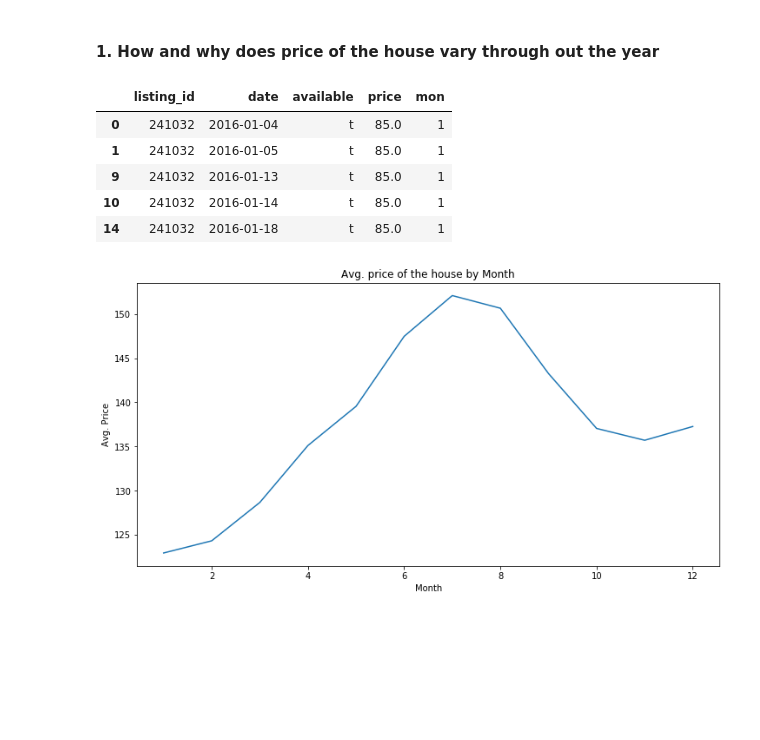
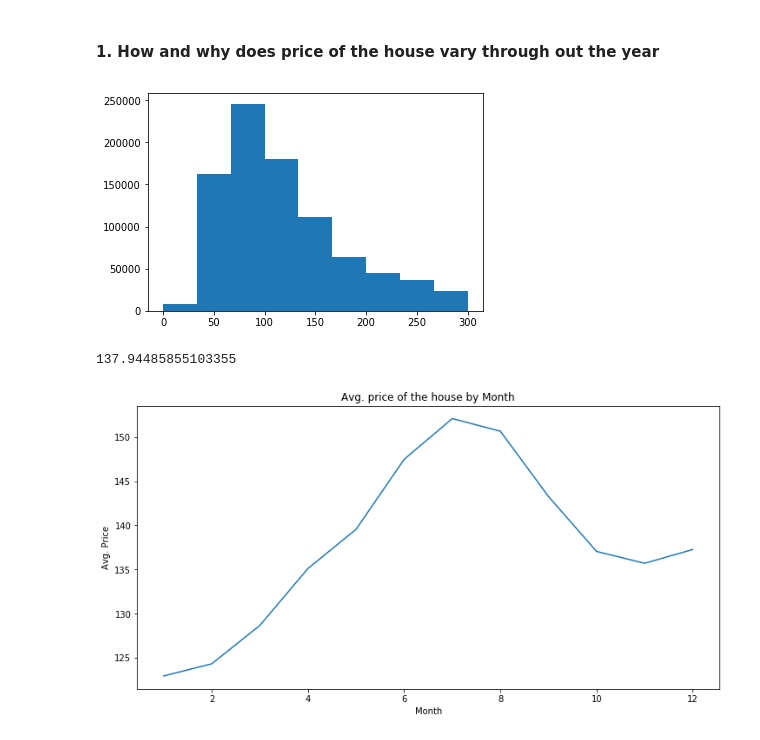
Before and after one commit to ArushiC/Seattle-Airbnb, a Jupyter notebook: Seattle AirBnB Open Data.ipynb, the cells around one changed output. Cells and saved outputs as stored; diff of their text form; code cells hidden in the pictures; blank space fills up the shorter version.

```diff
--- a/Seattle AirBnB Open Data.ipynb
+++ b/Seattle AirBnB Open Data.ipynb
@@ -399,13 +399,15 @@ lis.hist(figsize = (20,15));
 > Findings answers to the business questions identified
 # %% [markdown]
 #### 1. How and why does price of the house vary through out the year
-# %%
-cal.head()
-# %% [output]
-|  | listing_id | date | available | price | mon |
-| 0 | 241032 | 2016-01-04 | t | 85.0 | 1 |
-| 1 | 241032 | 2016-01-05 | t | 85.0 | 1 |
-| 9 | 241032 | 2016-01-13 | t | 85.0 | 1 |
-| 10 | 241032 | 2016-01-14 | t | 85.0 | 1 |
-| 14 | 241032 | 2016-01-18 | t | 85.0 | 1 |
+# %%
+# Understand the per night price
+bins=np.linspace(0,300,10)
+plt.hist(cal['price'], bins=bins);
+# %% [output]
+[figure, added]
+# %%
+# Average per night price
+cal.price.mean()
+# %% [output]
+137.94485855103355
 # %%
```
Also changed, not shown: parts of 7 cells of this notebook.
